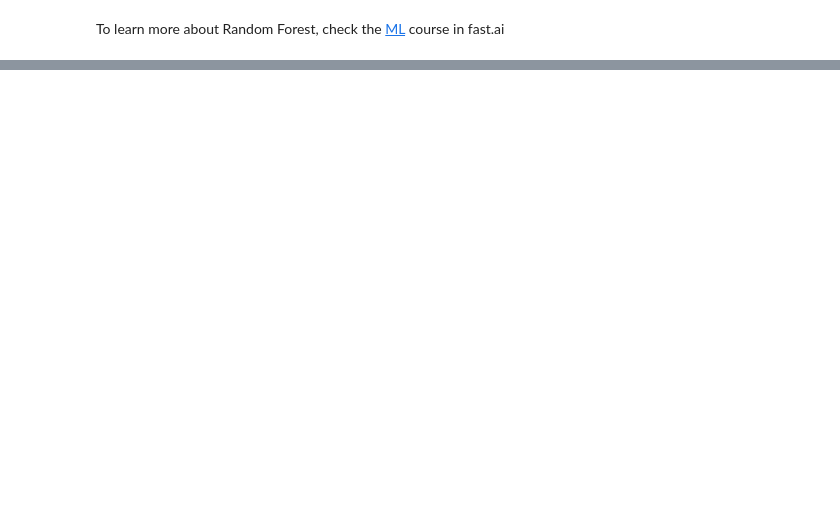
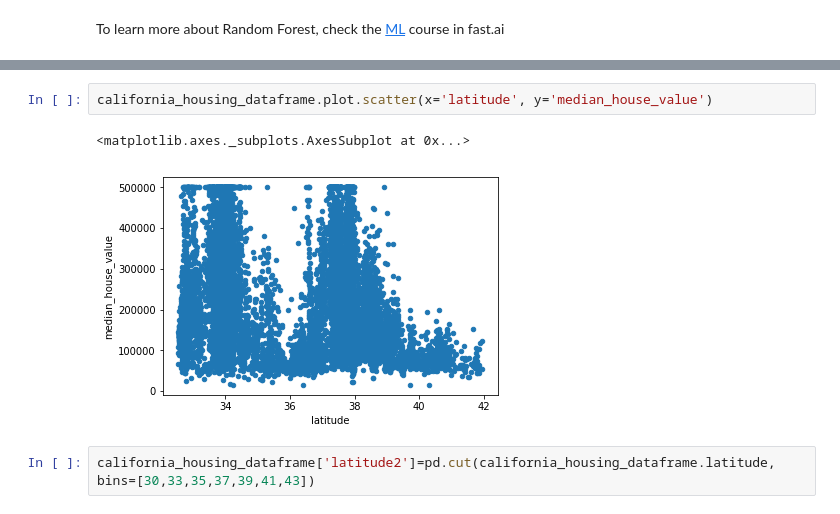
Before and after one commit to tcapelle/python_ines, a Jupyter notebook: Intro.ipynb, the cells around one changed output, grey strips where cells are left out. Cells and saved outputs as stored; diff of their text form; blank space fills up the shorter version.

```diff
--- a/Intro.ipynb
+++ b/Intro.ipynb
@@ -430,0 +458,7 @@ To learn more about Random Forest, check the [ML](https://course.fast.ai/ml.html
+# %%
+california_housing_dataframe.plot.scatter(x='latitude', y='median_house_value')
+# %% [output]
+<matplotlib.axes._subplots.AxesSubplot at 0x...>
+[figure, added]
+# %%
+california_housing_dataframe['latitude2']=pd.cut(california_housing_dataframe.latitude, bins=[30,33,35,37,39,41,43])
```
Also changed, not shown: parts of 36 cells of this notebook, 2 other files.
